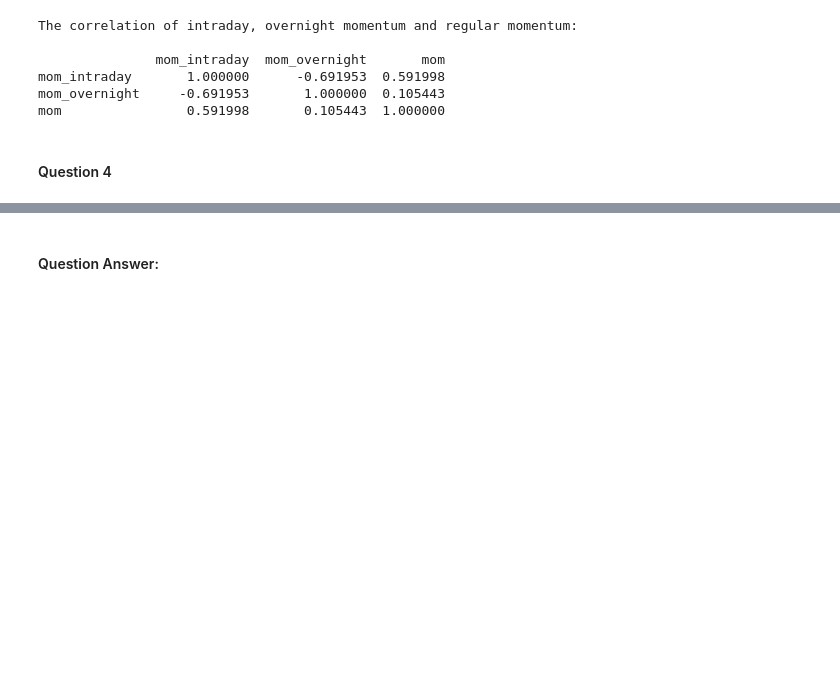
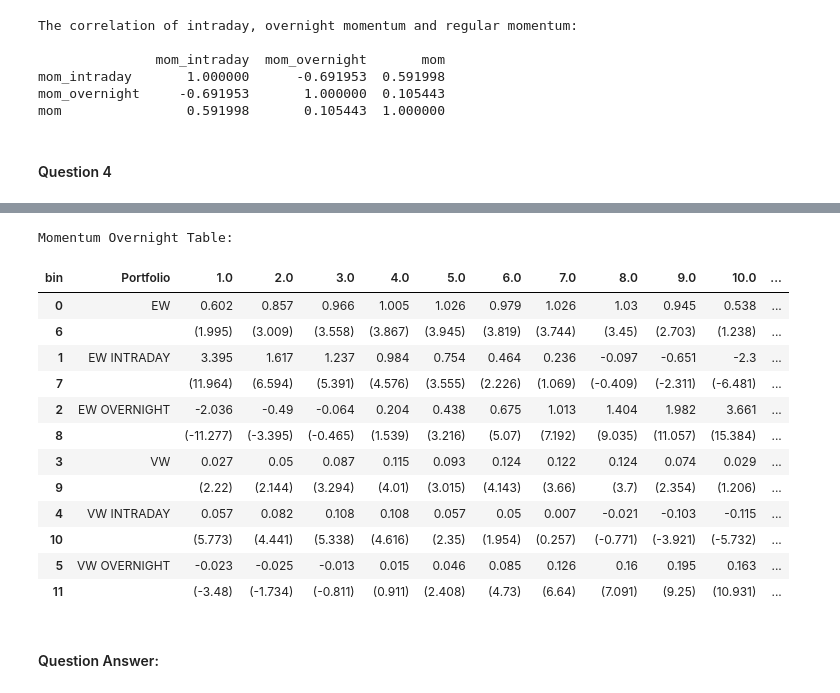
Before and after one commit to BenLeung-moon/HKU-Quant-Trade-Asmt2, a Jupyter notebook: asmt2_solution.ipynb, the cells around one changed output, grey strips where cells are left out. Drawn from its saved outputs; the diff is of its cells as text; code cells hidden in the pictures; blank space fills up the shorter version.

```diff
--- a/asmt2_solution.ipynb
+++ b/asmt2_solution.ipynb
@@ -252,2 +281,20 @@ VW OVERNIGHT (t-stat)  (5.724)  (5.497)  (4.773)  (5.139)  (5.051)   (9.172)
+# %%
+print("\nMomentum Overnight Table:")
+momentum_overnight_table
+# %% [output]
+Momentum Overnight Table:
+| bin | Portfolio | 1.0 | 2.0 | 3.0 | 4.0 | 5.0 | 6.0 | 7.0 | 8.0 | 9.0 | 10.0 | ... |
+| 0 | EW | 0.602 | 0.857 | 0.966 | 1.005 | 1.026 | 0.979 | 1.026 | 1.03 | 0.945 | 0.538 | ... |
+| 6 |  | (1.995) | (3.009) | (3.558) | (3.867) | (3.945) | (3.819) | (3.744) | (3.45) | (2.703) | (1.238) | ... |
+| 1 | EW INTRADAY | 3.395 | 1.617 | 1.237 | 0.984 | 0.754 | 0.464 | 0.236 | -0.097 | -0.651 | -2.3 | ... |
+| 7 |  | (11.964) | (6.594) | (5.391) | (4.576) | (3.555) | (2.226) | (1.069) | (-0.409) | (-2.311) | (-6.481) | ... |
+| 2 | EW OVERNIGHT | -2.036 | -0.49 | -0.064 | 0.204 | 0.438 | 0.675 | 1.013 | 1.404 | 1.982 | 3.661 | ... |
+| 8 |  | (-11.277) | (-3.395) | (-0.465) | (1.539) | (3.216) | (5.07) | (7.192) | (9.035) | (11.057) | (15.384) | ... |
+| 3 | VW | 0.027 | 0.05 | 0.087 | 0.115 | 0.093 | 0.124 | 0.122 | 0.124 | 0.074 | 0.029 | ... |
+| 9 |  | (2.22) | (2.144) | (3.294) | (4.01) | (3.015) | (4.143) | (3.66) | (3.7) | (2.354) | (1.206) | ... |
+| 4 | VW INTRADAY | 0.057 | 0.082 | 0.108 | 0.108 | 0.057 | 0.05 | 0.007 | -0.021 | -0.103 | -0.115 | ... |
+| 10 |  | (5.773) | (4.441) | (5.338) | (4.616) | (2.35) | (1.954) | (0.257) | (-0.771) | (-3.921) | (-5.732) | ... |
+| 5 | VW OVERNIGHT | -0.023 | -0.025 | -0.013 | 0.015 | 0.046 | 0.085 | 0.126 | 0.16 | 0.195 | 0.163 | ... |
+| 11 |  | (-3.48) | (-1.734) | (-0.811) | (0.911) | (2.408) | (4.73) | (6.64) | (7.091) | (9.25) | (10.931) | ... |
 # %% [markdown]
 #### Question Answer:
```
Also changed, not shown: parts of 14 cells of this notebook.
